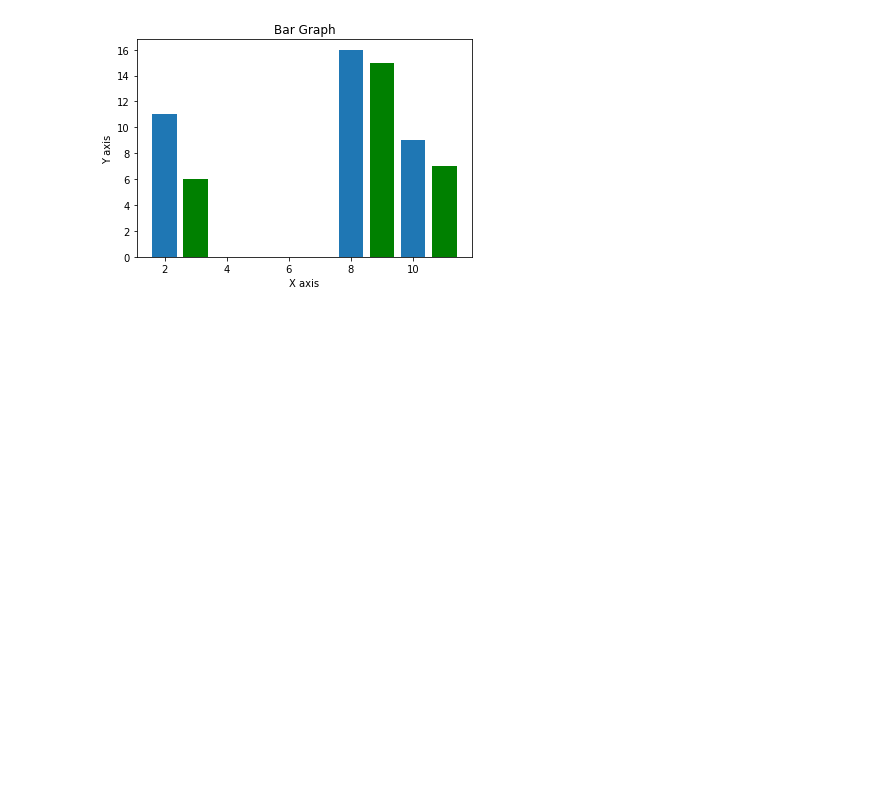
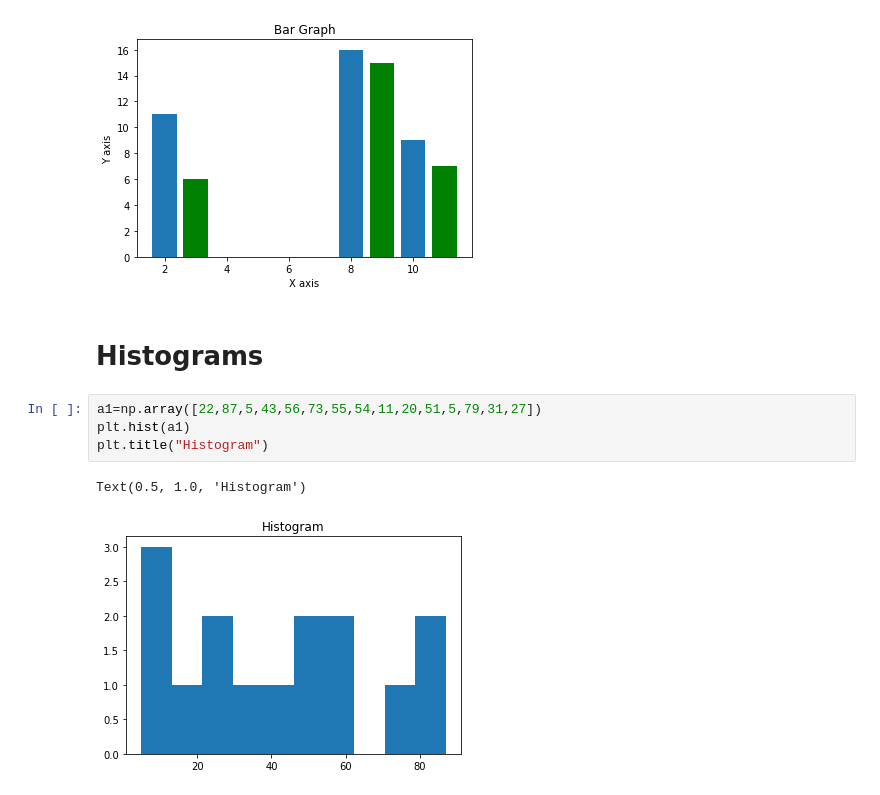
Before and after one commit to Moksh45/Machine-Learning-Code, a Jupyter notebook: MatplotLib.ipynb, the cells around one changed output. Drawn from its saved outputs; the diff is of its cells as text; blank space fills up the shorter version.

```diff
--- a/MatplotLib.ipynb
+++ b/MatplotLib.ipynb
@@ -107,3 +107,12 @@ plt.title('Bar Graph')
 # %% [output]
 Text(0.5, 1.0, 'Bar Graph')
 [figure]
+# %% [markdown]
+# **Histograms**
+# %%
+a1=np.array([22,87,5,43,56,73,55,54,11,20,51,5,79,31,27])
+plt.hist(a1)
+plt.title("Histogram")
+# %% [output]
+Text(0.5, 1.0, 'Histogram')
+[figure, added]
```
Also changed, not shown: parts of 1 cell of this notebook.
